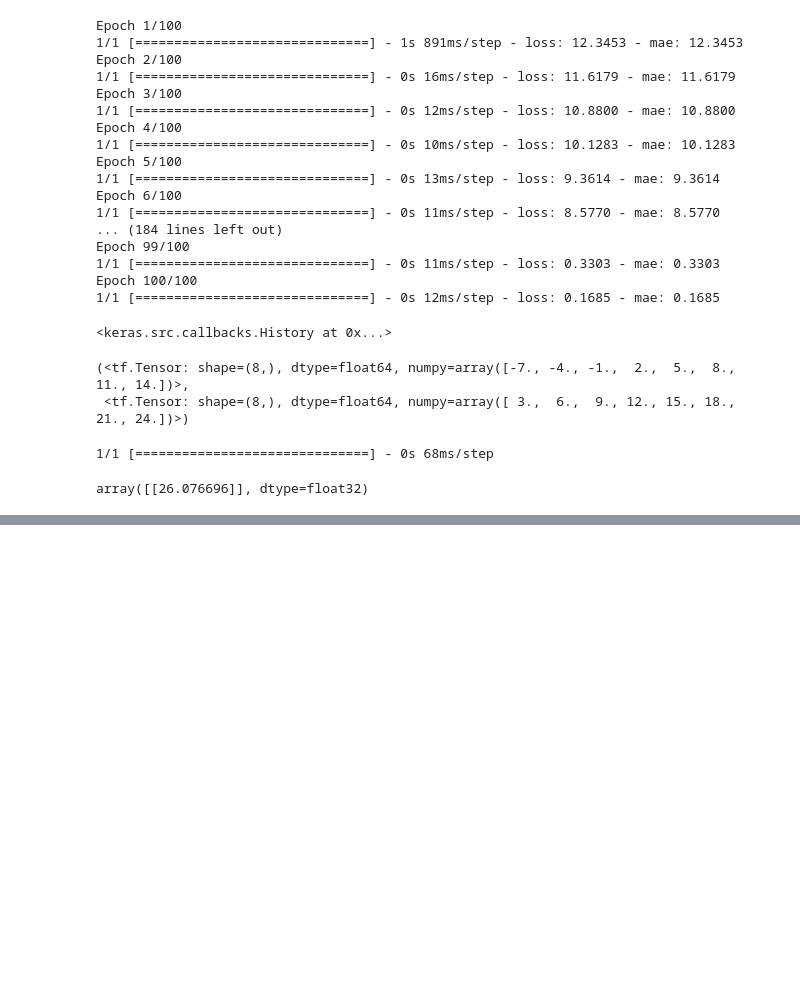
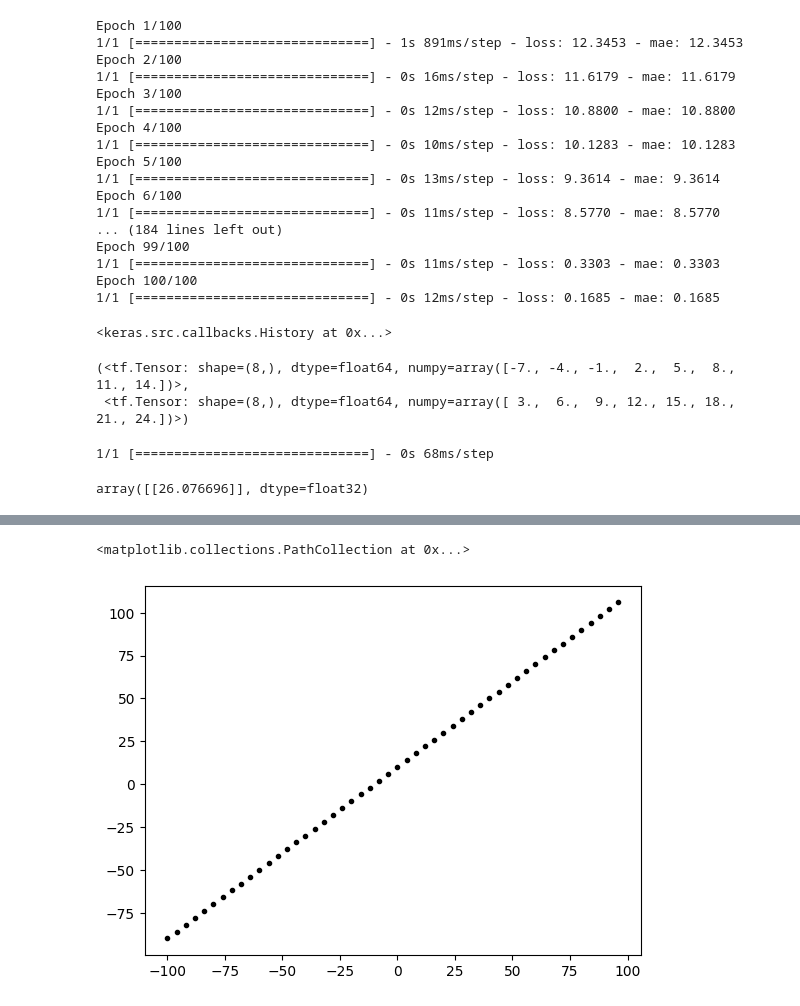
Before and after one commit to pawara101/tensor-flow, a Jupyter notebook: 01_neural_network_regression_with_tensorflow.ipynb, the cells around one changed output, grey strips where cells are left out. Drawn from its saved outputs; the diff is of its cells as text; code cells hidden in the pictures; blank space fills up the shorter version.

```diff
--- a/01_neural_network_regression_with_tensorflow.ipynb
+++ b/01_neural_network_regression_with_tensorflow.ipynb
@@ -215,0 +258,5 @@ array([[26.076696]], dtype=float32)
+# %%
+plt.scatter(X,y,marker='.',c='k')
+# %% [output]
+<matplotlib.collections.PathCollection at 0x...>
+[figure, added]
```
Also changed, not shown: parts of 9 cells of this notebook.
